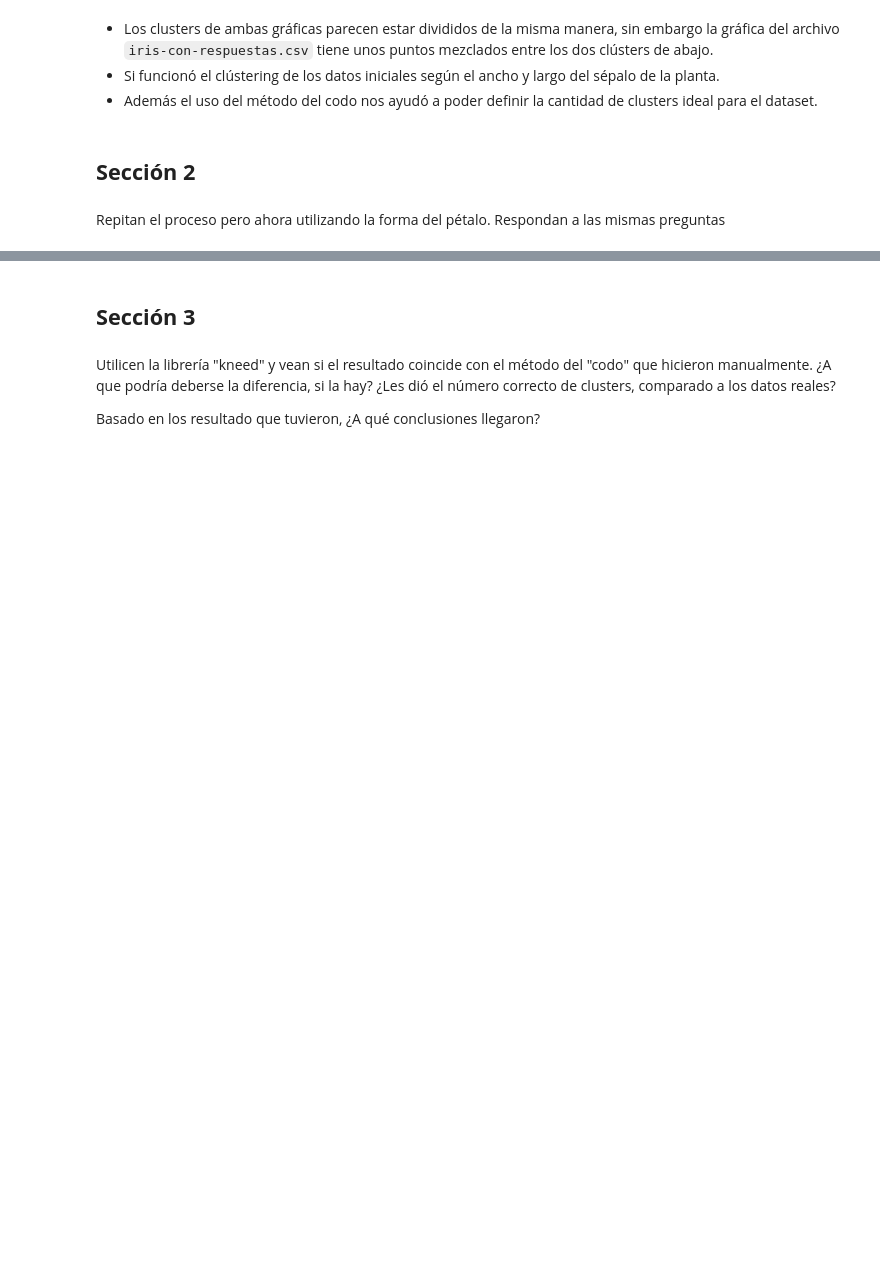
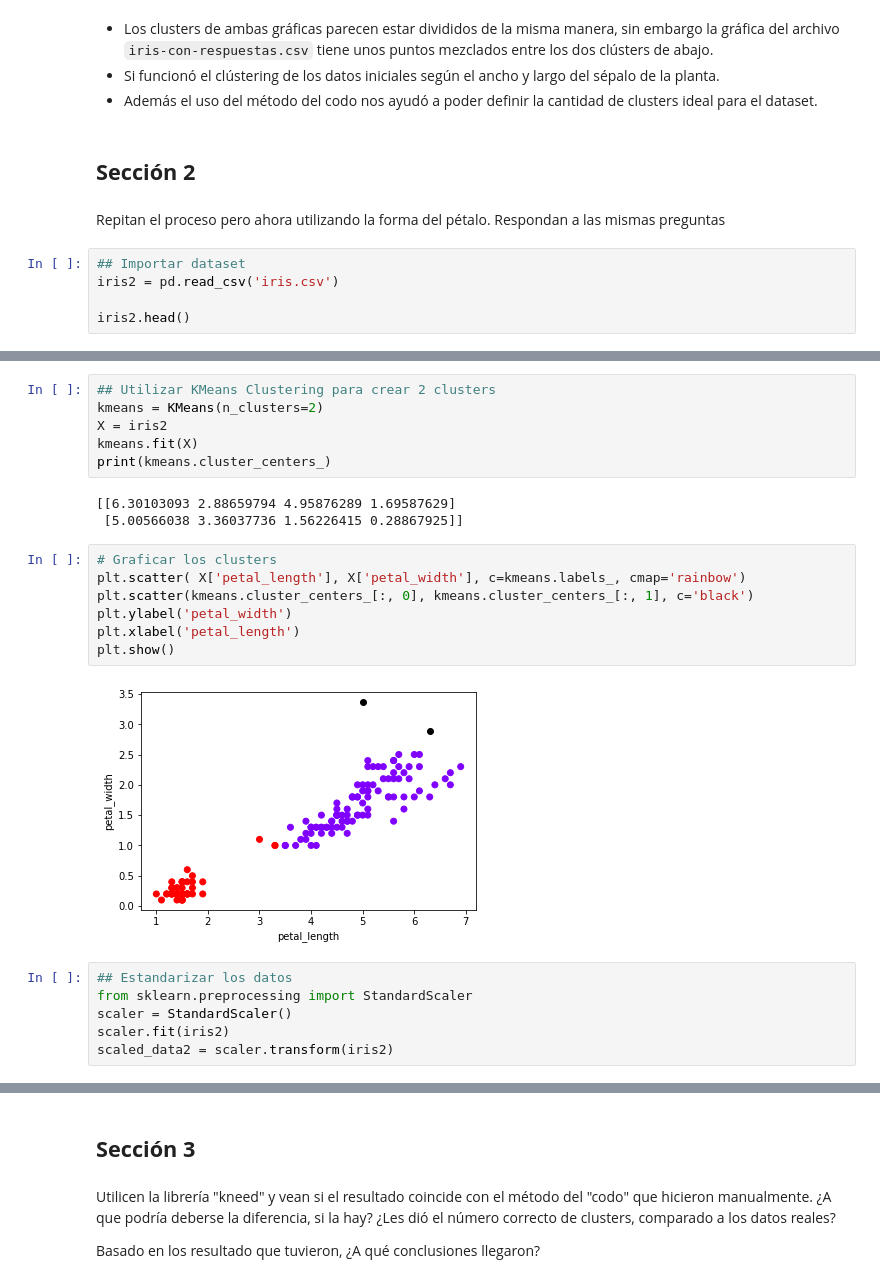
Before and after one commit to JPS4321/HT2-DM, a Jupyter notebook: HT2.ipynb, the cells around one changed output, grey strips where cells are left out. Cells and saved outputs as stored; diff of their text form; blank space fills up the shorter version.

```diff
--- a/HT2.ipynb
+++ b/HT2.ipynb
@@ -219,3 +219,8 @@ plt.show()
 ## **Sección 2**
 # %% [markdown]
 Repitan el proceso pero ahora utilizando la forma del pétalo. Respondan a las mismas preguntas
+# %%
+## Importar dataset
+iris2 = pd.read_csv('iris.csv')
+
+iris2.head()
@@ -221,0 +254,24 @@ Repitan el proceso pero ahora utilizando la forma del pétalo. Respondan a las m
+# %%
+## Utilizar KMeans Clustering para crear 2 clusters
+kmeans = KMeans(n_clusters=2)
+X = iris2
+kmeans.fit(X)
+print(kmeans.cluster_centers_)
+# %% [output]
+[[6.30103093 2.88659794 4.95876289 1.69587629]
+ [5.00566038 3.36037736 1.56226415 0.28867925]]
+# %%
+# Graficar los clusters
+plt.scatter( X['petal_length'], X['petal_width'], c=kmeans.labels_, cmap='rainbow')
+plt.scatter(kmeans.cluster_centers_[:, 0], kmeans.cluster_centers_[:, 1], c='black')
+plt.ylabel('petal_width')
+plt.xlabel('petal_length')
+plt.show()
+# %% [output]
+[figure, added]
+# %%
+## Estandarizar los datos
+from sklearn.preprocessing import StandardScaler
+scaler = StandardScaler()
+scaler.fit(iris2)
+scaled_data2 = scaler.transform(iris2)
```
Also changed, not shown: parts of 10 cells of this notebook.
